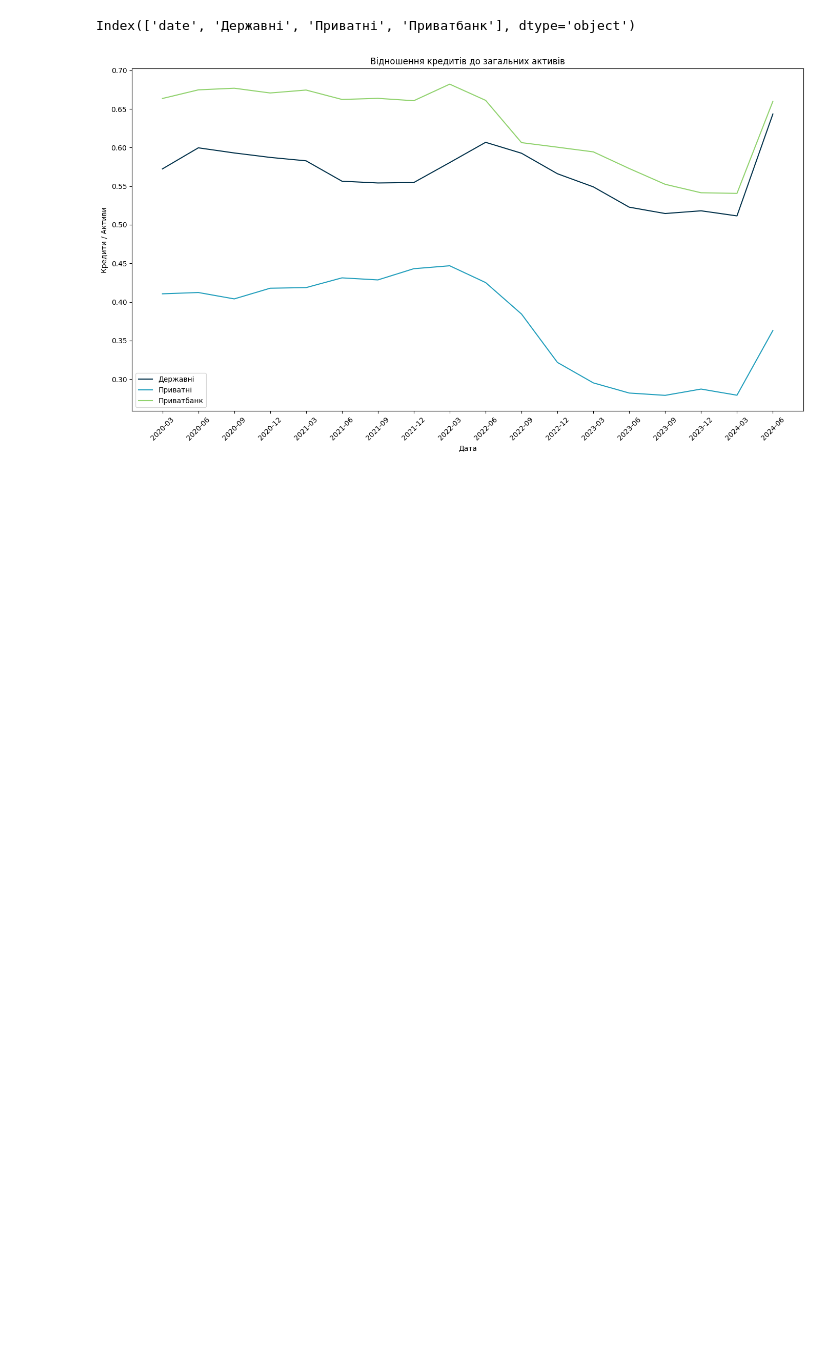
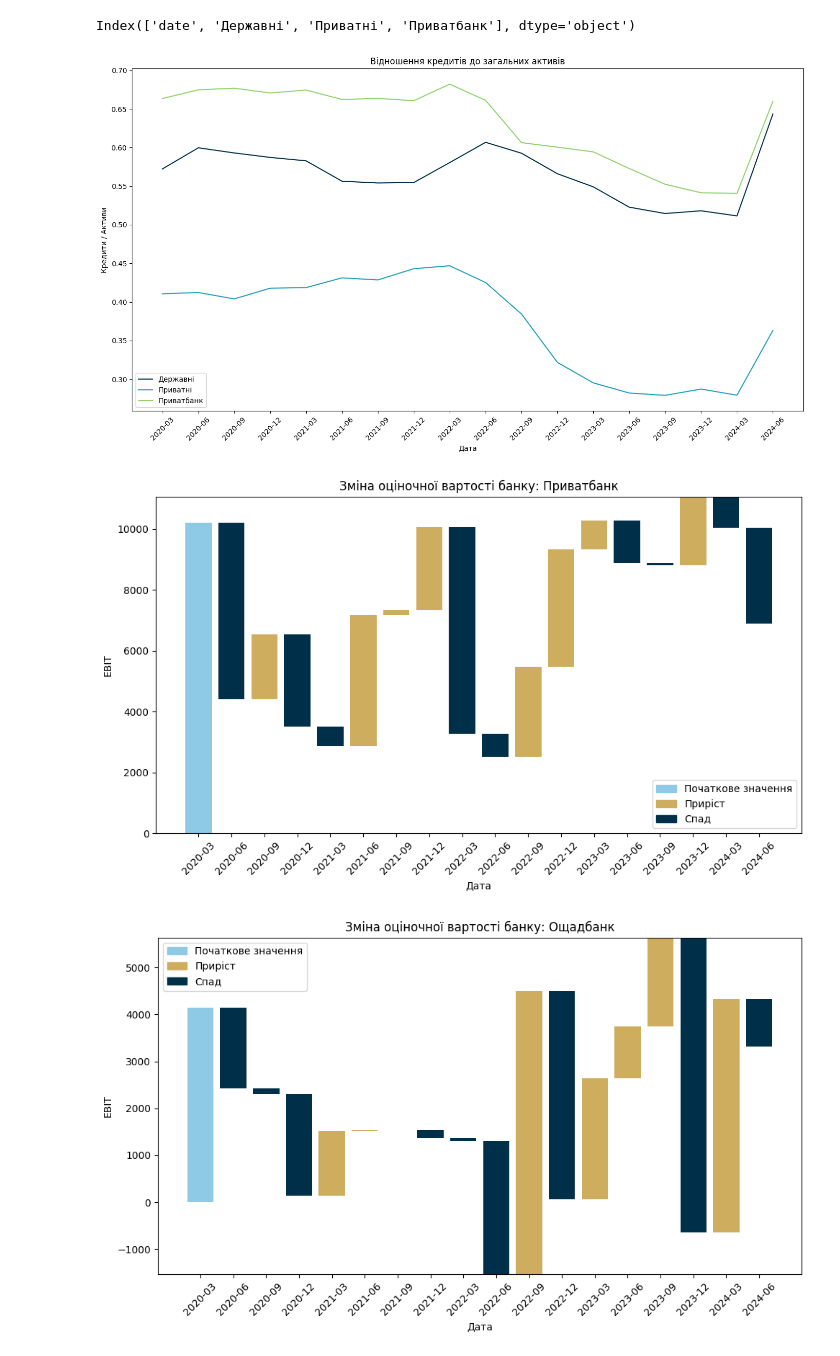
Before and after one commit to Lkupybida/ClothesIndustryAnalysys, a Jupyter notebook: banks_k.ipynb, the cells around one changed output. Drawn from its saved outputs; the diff is of its cells as text; code cells hidden in the pictures; blank space fills up the shorter version.

```diff
--- a/banks_k.ipynb
+++ b/banks_k.ipynb
@@ -126,3 +126,63 @@ plt.show()
 # %% [output]
 Index(['date', 'Державні', 'Приватні', 'Приватбанк'], dtype='object')
 [figure]
+# %%
+import pandas as pd
+import matplotlib.pyplot as plt
+from matplotlib.patches import Patch
+
+# Load data
+banks_ua = ["Приватбанк", "Ощадбанк", "Укргазбанк", "Укрексім", "Сенс Банк", "Перший Інвестиційний Банк"]
+df_profit_before_tax = pd.read_csv('data/dollarized_quaterly/profit_before_tax.csv', index_col=0)
+df_interest_expenses = pd.read_csv('data/dollarized_quaterly/interest_expenses.csv', index_col=0)
+df_ebit = ((df_profit_before_tax + df_interest_expenses) * 17.98) / 1000
+
+# Calculate EBIT difference
+df_ebit_diff = df_ebit.diff().fillna(df_ebit)
+
+# List of banks
+banks = df_ebit.columns.tolist()
+
+# Function to create waterfall chart
+def plot_waterfall(data, labels, title):
+    fig, ax = plt.subplots(figsize=(10, 6))
+
+    # Starting point
+    x = [labels[0]]
+    y = [data[0]]
+
+    for i in range(1, len(data)):
+        y.append(data[i])
+        x.append(labels[i])
+
+    cumulative = 0
+    for i in range(len(y)):
+        if i == 0:
+            plt.bar(x[i], y[i], color='#8ECAE6', label='Початкове значення')
+        else:
+            plt.bar(x[i], y[i], bottom=cumulative, color='#cead5f' if y[i] > 0 else '#003049', label='Приріст' if y[i] > 0 else 'Спад')
+        cumulative += y[i]
+
+    # Create custom legend
+    handles = [
+        Patch(color='#8ECAE6', label='Початкове значення'),
+        Patch(color='#cead5f', label='Приріст'),
+        Patch(color='#003049', label='Спад')
+    ]
+
+    plt.title(title)
+    plt.xlabel('Дата')
+    plt.ylabel('EBIT')
+    plt.xticks(rotation=45)
+    plt.legend(handles=handles)
+    plt.tight_layout()
+    plt.show()
+
+# Create waterfall charts for each bank
+for index, bank in enumerate(banks):
+    data = df_ebit_diff[bank].tolist()
+    labels = [label[:7] for label in df_ebit_diff.index.tolist()]  # Take only the first 7 characters of each label
+    plot_waterfall(data, labels, f'Зміна оціночної вартості банку: {banks_ua[index]}')
+# %% [output]
+[figure, added]
+[figure, added]
```
Also changed, not shown: parts of 2 cells of this notebook, 5 other files.
